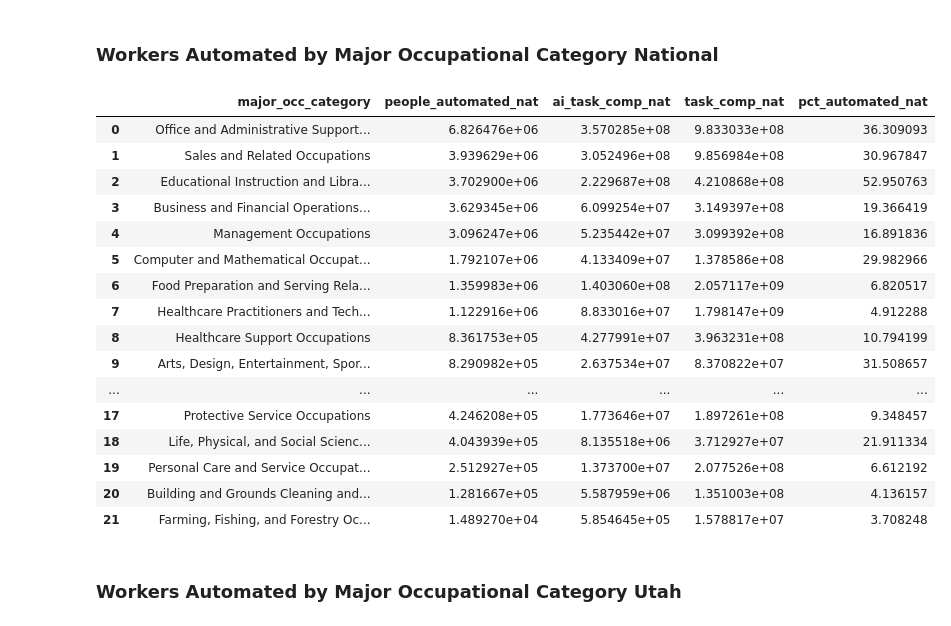
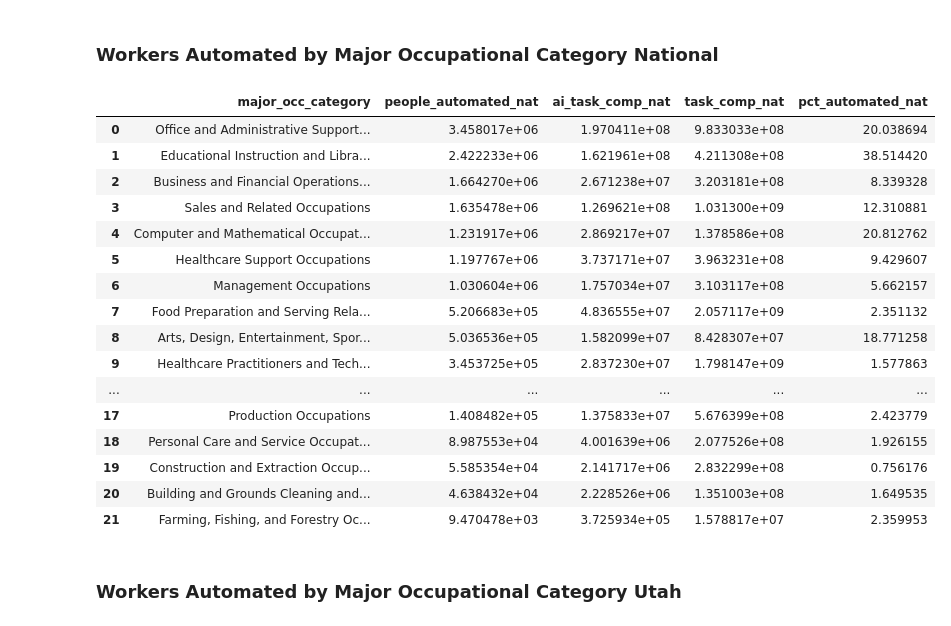
Before and after one commit to theodorewright11/aei_data_analysis, a Jupyter notebook: scripts/charts_for_executive_summary_oct_2025.ipynb, the cells around one changed output. Saved outputs shown, nothing was run; the diff lists cells and outputs as text; code cells hidden in the pictures.

```diff
--- a/scripts/charts_for_executive_summary_oct_2025.ipynb
+++ b/scripts/charts_for_executive_summary_oct_2025.ipynb
@@ -33,10 +33,12 @@ palette = sns.color_palette("colorblind")
 sns.set_context("notebook", font_scale=1.0)  # was 1.2; smaller = less crowded
 
 chart_size = (17, 9)
+
+outdir = "../outputs/charts_for_sharing/executive_summary_oct_2025/v2_above_auto_median"
+os.makedirs(outdir, exist_ok=True)
 # %% [markdown]
 # Automation By AI Task Coverage
 # %% [markdown]
 ## Load Data
 # %%
-automation_tasks_imputed = pd.read_csv("../data/automation_tasks_imputed.csv")
-automation_tasks_imputed
+automation_tasks_imputed = pd.read_csv("../data/automation_tasks_imputed_v2_above_auto_median.csv")
@@ -59,10 +47,6 @@ automation_tasks_imputed
 # %% [markdown]
 ### Workers Automated by Major Occupational Category National
 # %%
-# Output directory for publication-ready charts
-outdir = "../outputs/charts_for_sharing/executive_summary_oct_2025"
-os.makedirs(outdir, exist_ok=True)
-
 # Filter: no frequency increase (removes data quality issues)
 no_freq_increase = automation_tasks_imputed['freq_sum_ai'] <= automation_tasks_imputed['freq_sum_eco']
 subset = automation_tasks_imputed[no_freq_increase].copy()
@@ -99,49 +83,49 @@ ax.set_xlim(right=ax.get_xlim()[1] * 1.05)  # Add 5% padding on right side
 
 # Wrap y labels
 current_labels = [item.get_text() for item in ax.get_yticklabels()]
 wrapped_labels = ['\n'.join(wrap(label, width=50)) for label in current_labels]
 ax.set_yticks(ax.get_yticks())
 ax.set_yticklabels(wrapped_labels, fontsize=10)
 plt.subplots_adjust(left=0.38)
 
 # Professional titles and labels
 ax.set_title("Workers Affected by Major Occupational Category (National)",
              fontsize=16, fontweight='bold', pad=20)
 ax.set_xlabel("Number of Workers Affected (% Maj Occ Cat Tasks Affected)", fontsize=12, labelpad=10)
 ax.set_ylabel("Major Occupational Category", fontsize=12, labelpad=10)
 
 # Format x-axis as percentage
 ax.xaxis.set_major_formatter(plt.FuncFormatter(lambda x, _: f"{x:,.0f}"))
 
 # Add grid for readability
 ax.grid(axis='x', alpha=0.3, linestyle='--', linewidth=0.5)
 ax.set_axisbelow(True)
 
 plt.tight_layout()
 
 # Save with descriptive filename
 filename = "Workers Affected by Major Occupational Category (National).png"
 plt.savefig(os.path.join(outdir, filename), dpi=300, bbox_inches='tight')
 plt.close(fig)
 grouped
 # %% [output]
 |  | major_occ_category | people_automated_nat | ai_task_comp_nat | task_comp_nat | pct_automated_nat |
-| 0 | Office and Administrative Support... | 6.826476e+06 | 3.570285e+08 | 9.833033e+08 | 36.309093 |
-| 1 | Sales and Related Occupations | 3.939629e+06 | 3.052496e+08 | 9.856984e+08 | 30.967847 |
-| 2 | Educational Instruction and Libra... | 3.702900e+06 | 2.229687e+08 | 4.210868e+08 | 52.950763 |
-| 3 | Business and Financial Operations... | 3.629345e+06 | 6.099254e+07 | 3.149397e+08 | 19.366419 |
-| 4 | Management Occupations | 3.096247e+06 | 5.235442e+07 | 3.099392e+08 | 16.891836 |
-| 5 | Computer and Mathematical Occupat... | 1.792107e+06 | 4.133409e+07 | 1.378586e+08 | 29.982966 |
-| 6 | Food Preparation and Serving Rela... | 1.359983e+06 | 1.403060e+08 | 2.057117e+09 | 6.820517 |
-| 7 | Healthcare Practitioners and Tech... | 1.122916e+06 | 8.833016e+07 | 1.798147e+09 | 4.912288 |
-| 8 | Healthcare Support Occupations | 8.361753e+05 | 4.277991e+07 | 3.963231e+08 | 10.794199 |
-| 9 | Arts, Design, Entertainment, Spor... | 8.290982e+05 | 2.637534e+07 | 8.370822e+07 | 31.508657 |
+| 0 | Office and Administrative Support... | 3.458017e+06 | 1.970411e+08 | 9.833033e+08 | 20.038694 |
+| 1 | Educational Instruction and Libra... | 2.422233e+06 | 1.621961e+08 | 4.211308e+08 | 38.514420 |
+| 2 | Business and Financial Operations... | 1.664270e+06 | 2.671238e+07 | 3.203181e+08 | 8.339328 |
+| 3 | Sales and Related Occupations | 1.635478e+06 | 1.269621e+08 | 1.031300e+09 | 12.310881 |
+| 4 | Computer and Mathematical Occupat... | 1.231917e+06 | 2.869217e+07 | 1.378586e+08 | 20.812762 |
+| 5 | Healthcare Support Occupations | 1.197767e+06 | 3.737171e+07 | 3.963231e+08 | 9.429607 |
+| 6 | Management Occupations | 1.030604e+06 | 1.757034e+07 | 3.103117e+08 | 5.662157 |
+| 7 | Food Preparation and Serving Rela... | 5.206683e+05 | 4.836555e+07 | 2.057117e+09 | 2.351132 |
+| 8 | Arts, Design, Entertainment, Spor... | 5.036536e+05 | 1.582099e+07 | 8.428307e+07 | 18.771258 |
+| 9 | Healthcare Practitioners and Tech... | 3.453725e+05 | 2.837230e+07 | 1.798147e+09 | 1.577863 |
 | ... | ... | ... | ... | ... | ... |
-| 17 | Protective Service Occupations | 4.246208e+05 | 1.773646e+07 | 1.897261e+08 | 9.348457 |
-| 18 | Life, Physical, and Social Scienc... | 4.043939e+05 | 8.135518e+06 | 3.712927e+07 | 21.911334 |
-| 19 | Personal Care and Service Occupat... | 2.512927e+05 | 1.373700e+07 | 2.077526e+08 | 6.612192 |
-| 20 | Building and Grounds Cleaning and... | 1.281667e+05 | 5.587959e+06 | 1.351003e+08 | 4.136157 |
-| 21 | Farming, Fishing, and Forestry Oc... | 1.489270e+04 | 5.854645e+05 | 1.578817e+07 | 3.708248 |
+| 17 | Production Occupations | 1.408482e+05 | 1.375833e+07 | 5.676399e+08 | 2.423779 |
+| 18 | Personal Care and Service Occupat... | 8.987553e+04 | 4.001639e+06 | 2.077526e+08 | 1.926155 |
+| 19 | Construction and Extraction Occup... | 5.585354e+04 | 2.141717e+06 | 2.832299e+08 | 0.756176 |
+| 20 | Building and Grounds Cleaning and... | 4.638432e+04 | 2.228526e+06 | 1.351003e+08 | 1.649535 |
+| 21 | Farming, Fishing, and Forestry Oc... | 9.470478e+03 | 3.725934e+05 | 1.578817e+07 | 2.359953 |
 # %% [markdown]
 ### Workers Automated by Major Occupational Category Utah
 # %%
```
Also changed, not shown: parts of 4 cells of this notebook, 8 other files.
